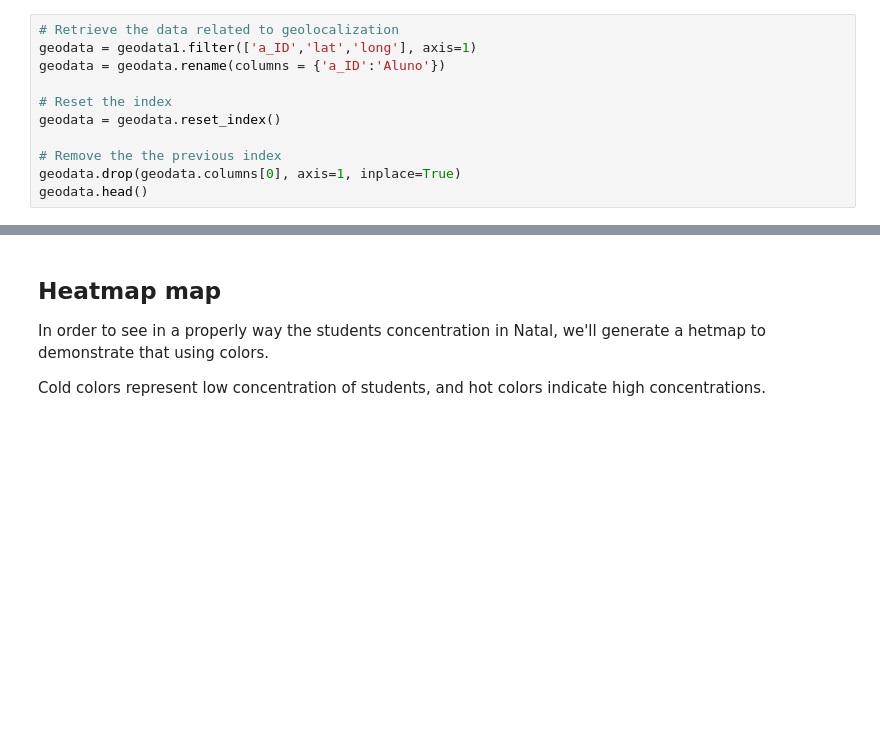
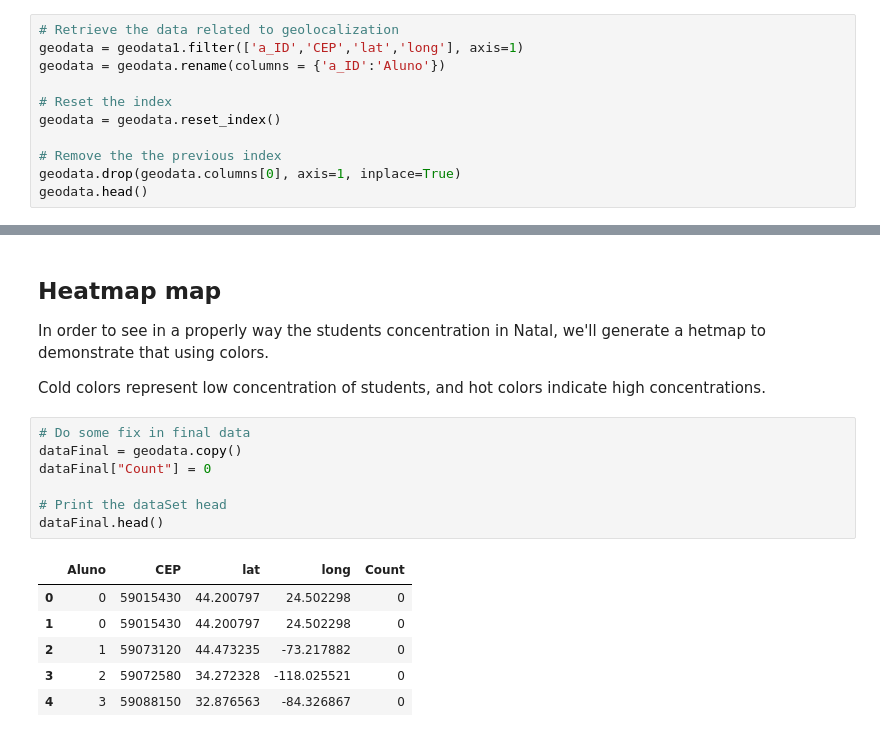
Before and after one commit to igorabrandao/Py-Students-Analysis, a Jupyter notebook: py-students-blind.ipynb, the cells around one changed output, grey strips where cells are left out. Drawn from its saved outputs; the diff is of its cells as text; blank space fills up the shorter version.

Commit message:
Pin map and heat map working
Warning: the extracted latitude and longitude, is redirected to USA not to Brazil, this data must be updated to run the maps again.

```diff
--- a/py-students-blind.ipynb
+++ b/py-students-blind.ipynb
@@ -128,7 +135,7 @@ df.to_csv('py-students-blind-with-lat-long.csv', encoding="utf-8")
 geodata1 = pd.read_csv('py-students-blind-with-lat-long.csv', encoding="utf-8", index_col=0)
 # %%
 # Retrieve the data related to geolocalization
-geodata = geodata1.filter(['a_ID','lat','long'], axis=1)
+geodata = geodata1.filter(['a_ID','CEP','lat','long'], axis=1)
 geodata = geodata.rename(columns = {'a_ID':'Aluno'})
 
 # Reset the index
@@ -162,5 +186,19 @@ map_osm
 In order to see in a properly way the students concentration in Natal, we'll generate a hetmap to demonstrate that using colors.
 
 Cold colors represent low concentration of students, and hot colors indicate high concentrations.
+# %%
+# Do some fix in final data
+dataFinal = geodata.copy()
+dataFinal["Count"] = 0
+
+# Print the dataSet head
+dataFinal.head()
+# %% [output]
+|  | Aluno | CEP | lat | long | Count |
+| 0 | 0 | 59015430 | 44.200797 | 24.502298 | 0 |
+| 1 | 0 | 59015430 | 44.200797 | 24.502298 | 0 |
+| 2 | 1 | 59073120 | 44.473235 | -73.217882 | 0 |
+| 3 | 2 | 59072580 | 34.272328 | -118.025521 | 0 |
+| 4 | 3 | 59088150 | 32.876563 | -84.326867 | 0 |
 # %%
 # Cound the number of students by zipcode
```
Also changed, not shown: parts of 10 cells of this notebook, 1 other file.
